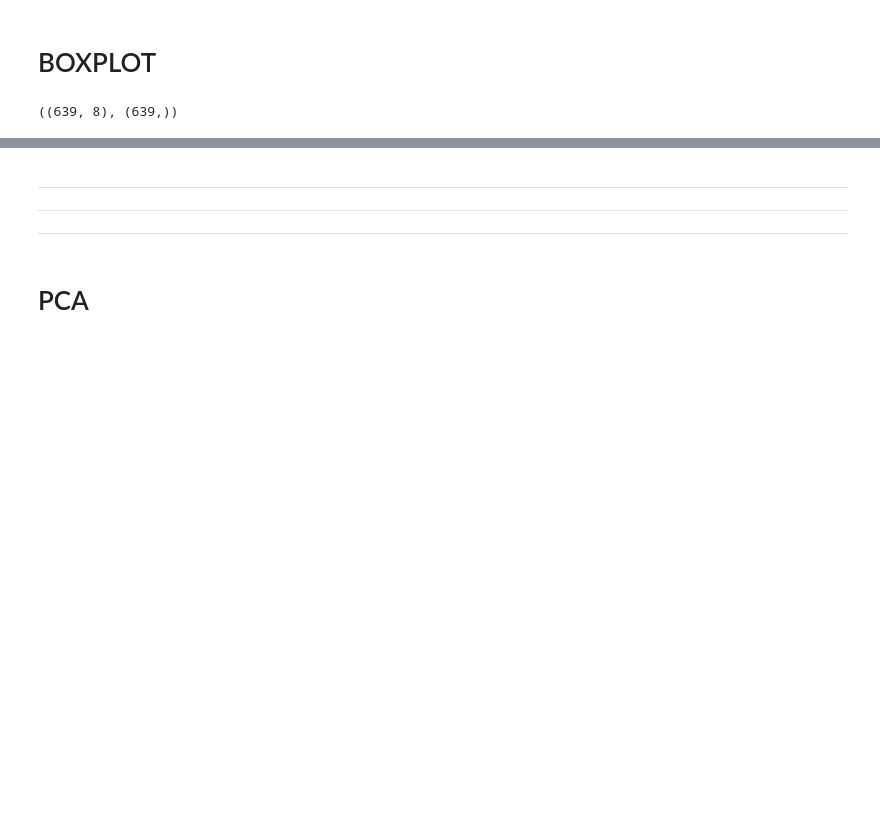
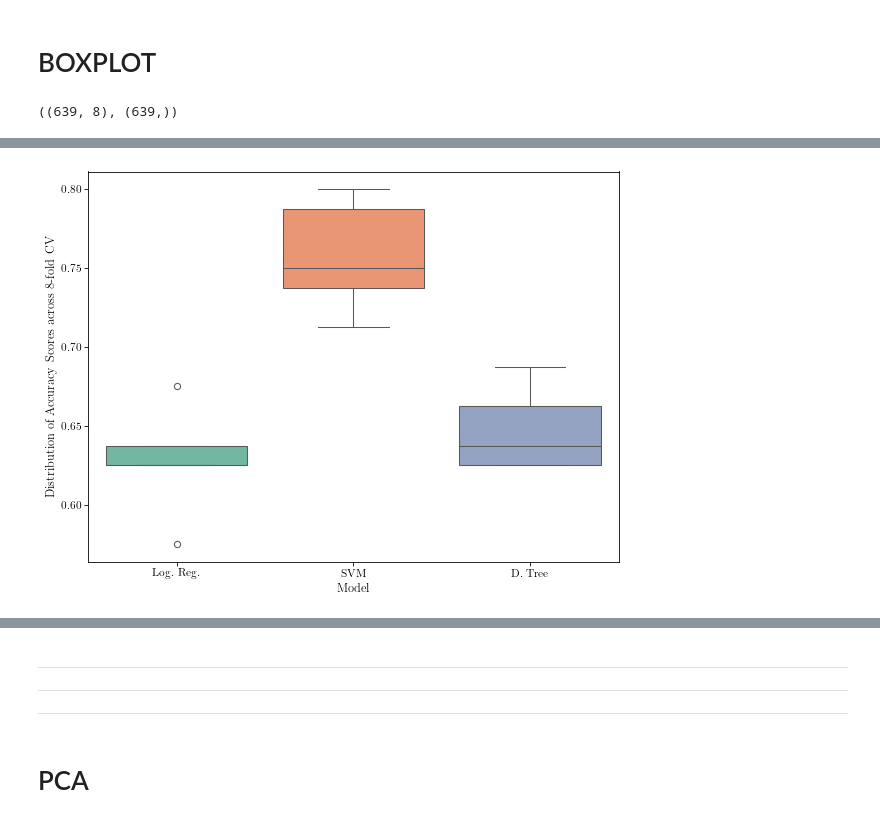
Before and after one commit to jepe06/Project-One---Fatigue-Index, a Jupyter notebook: Models.ipynb, the cells around one changed output, grey strips where cells are left out. Drawn from its saved outputs; the diff is of its cells as text; code cells hidden in the pictures; blank space fills up the shorter version.

```diff
--- a/Models.ipynb
+++ b/Models.ipynb
@@ -86,0 +93,15 @@ df.head(3)
+# %%
+# Criar o gráfico de box plots agrupados
+plt.figure(figsize=(8, 6))
+sns.boxplot(x="modelo", y="valores", data=df[df["metrica"] == "accuracy"], hue="modelo", palette="Set2")
+
+# Adicionar título e rótulos
+plt.xlabel("Model")
+plt.ylabel("Distribution of Accuracy Scores across 8-fold CV")
+
+# Exibir o gráfico
+plt.tight_layout()
+plt.savefig("assets/box_accuracy.png", transparent=True)
+plt.show()
+# %% [output]
+[figure, added]
```
Also changed, not shown: parts of 5 cells of this notebook, 6 other files.
